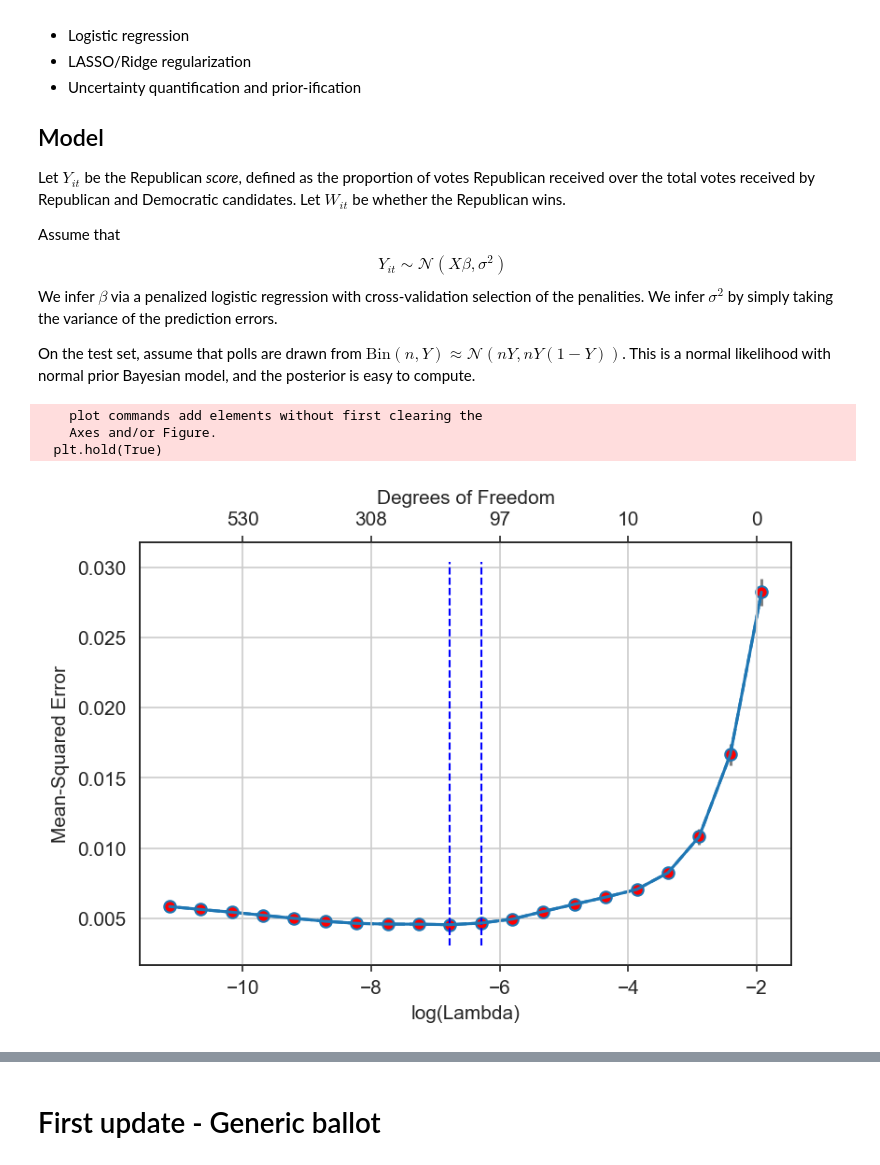
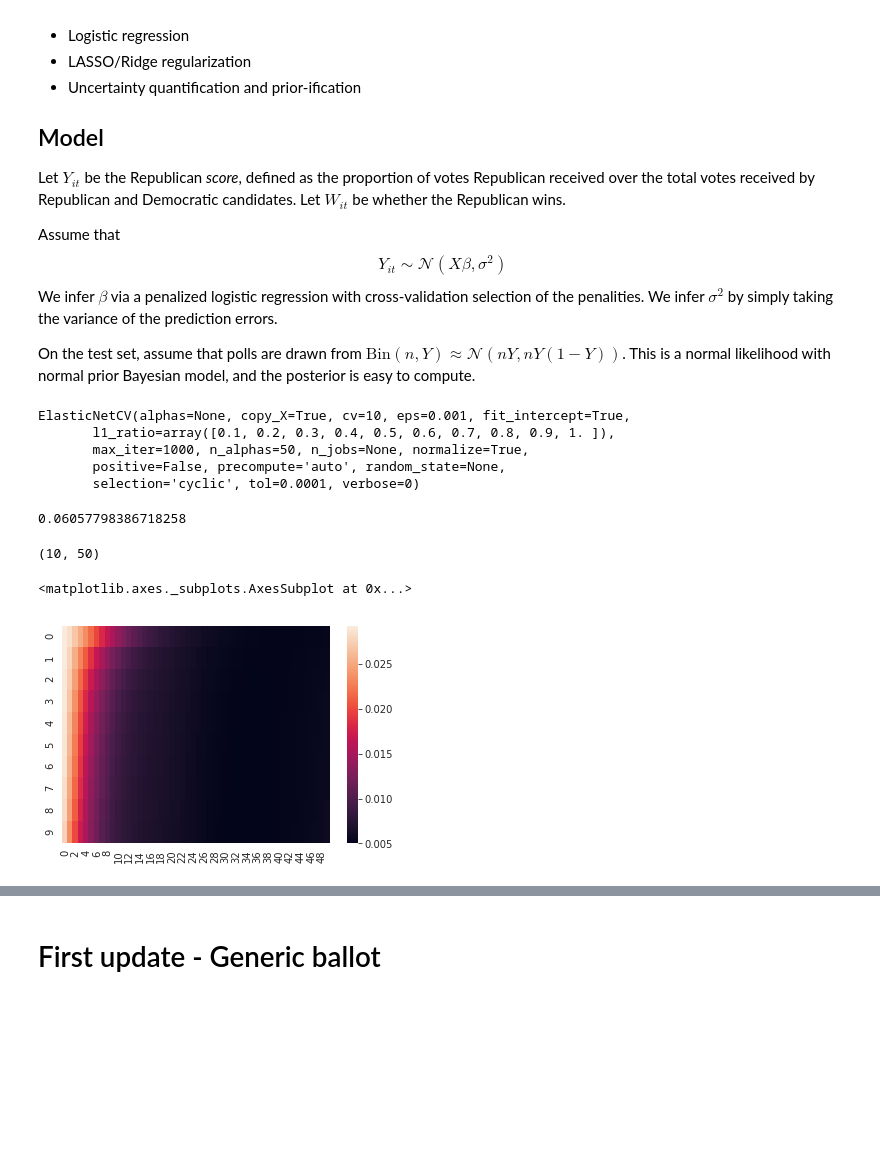
Before and after one commit to jiafengkevinchen/stat195-project, a Jupyter notebook: model.ipynb, the cells around one changed output, grey strips where cells are left out. Cells and saved outputs as stored; diff of their text form; code cells hidden in the pictures; blank space fills up the shorter version.

```diff
--- a/model.ipynb
+++ b/model.ipynb
@@ -114,13 +110,17 @@ X = train.loc[:, 'rep_incumbent':].astype(float)
 
 foldid = np.random.choice(list(range(10)), size=len(X))
 
-fit = cvglmnet(x=X.values.copy(), y=y.values.copy(), nlambda=20,
-               weights=w.values.copy(),
-               alpha=.9, family='gaussian', foldid=foldid)
+model = ElasticNetCV(l1_ratio=np.linspace(0.1, 1, 10), n_alphas=50,
+                   fit_intercept=True, normalize=True, cv=10,
+                   copy_X=True)
+
+model.fit(X, y)
+# fit = cvglmnet(x=X.values.copy(), y=y.values.copy(), nlambda=20,
+#                weights=w.values.copy(),
+#                alpha=.9, family='gaussian', foldid=foldid)
+# %% [output]
+ElasticNetCV(alphas=None, copy_X=True, cv=10, eps=0.001, fit_intercept=True,
+       l1_ratio=array([0.1, 0.2, 0.3, 0.4, 0.5, 0.6, 0.7, 0.8, 0.9, 1. ]),
+       max_iter=1000, n_alphas=50, n_jobs=None, normalize=True,
+       positive=False, precompute='auto', random_state=None,
+       selection='cyclic', tol=0.0001, verbose=0)
-# %%
-cvglmnetPlot(fit)
-# %% [output]
-    plot commands add elements without first clearing the
-    Axes and/or Figure.
-  plt.hold(True)
-[figure, removed]
@@ -129 +127,15 @@ coefs = pd.Series(cvglmnetCoef(fit).flatten(), index=['Const'] + list(X.columns)
+# %%
+np.mean((y - model.predict(X))**2)**.5
+# %% [output]
+0.06057798386718258
+# %%
+new = model.mse_path_.mean(axis=2)
+new.shape
+# %% [output]
+(10, 50)
+# %%
+sns.heatmap(new)
+# %% [output]
+<matplotlib.axes._subplots.AxesSubplot at 0x...>
+[figure, added]
 # %%
```
Also changed, not shown: parts of 32 cells of this notebook.
